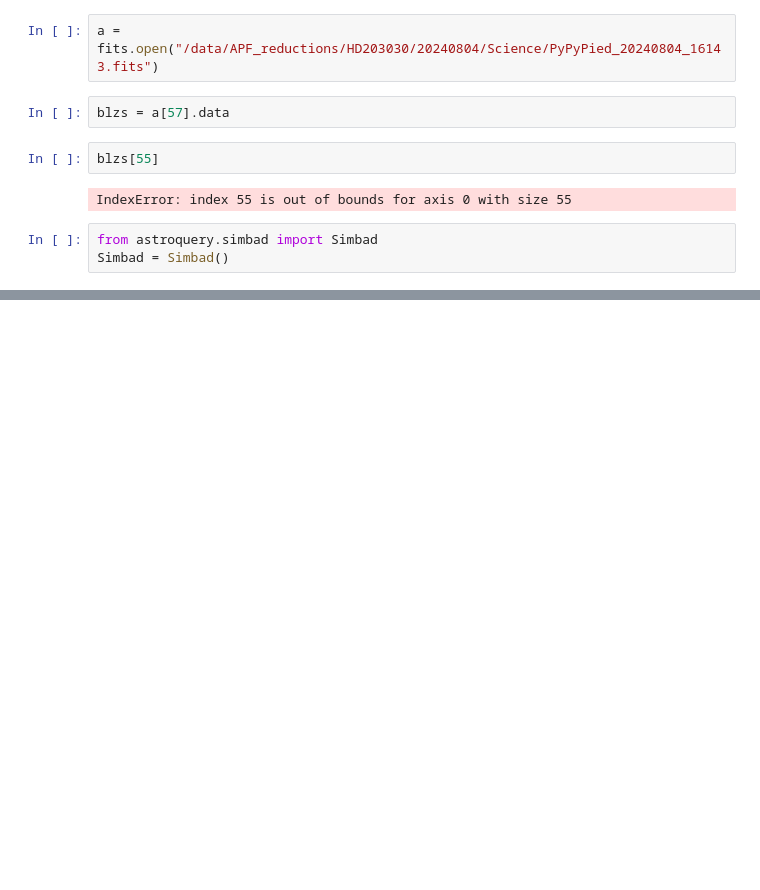
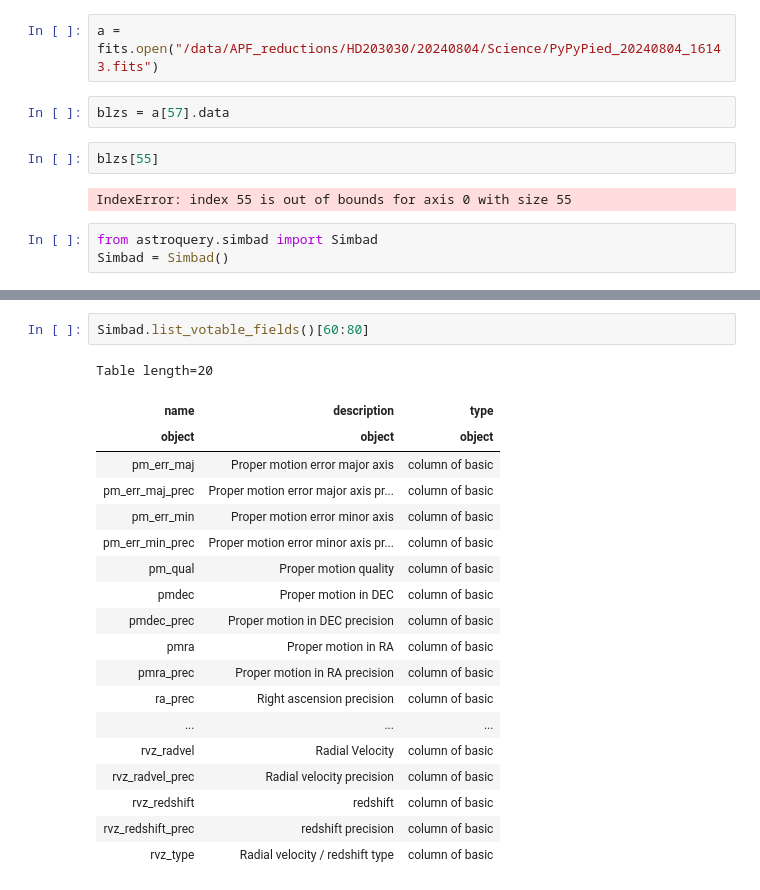
Before and after one commit to skleiman27/pyodineAPF, a Jupyter notebook: pyodine_tut2.ipynb, the cells around one changed output, grey strips where cells are left out. Saved outputs shown, nothing was run; the diff lists cells and outputs as text; blank space fills up the shorter version.

```diff
--- a/pyodine_tut2.ipynb
+++ b/pyodine_tut2.ipynb
@@ -369,0 +442,22 @@ Table length=1
+# %%
+Simbad.list_votable_fields()[60:80]
+# %% [output]
+Table length=20
+| name | description | type |
+| object | object | object |
+| pm_err_maj | Proper motion error major axis | column of basic |
+| pm_err_maj_prec | Proper motion error major axis pr... | column of basic |
+| pm_err_min | Proper motion error minor axis | column of basic |
+| pm_err_min_prec | Proper motion error minor axis pr... | column of basic |
+| pm_qual | Proper motion quality | column of basic |
+| pmdec | Proper motion in DEC | column of basic |
+| pmdec_prec | Proper motion in DEC precision | column of basic |
+| pmra | Proper motion in RA | column of basic |
+| pmra_prec | Proper motion in RA precision | column of basic |
+| ra_prec | Right ascension precision | column of basic |
+| ... | ... | ... |
+| rvz_radvel | Radial Velocity | column of basic |
+| rvz_radvel_prec | Radial velocity precision | column of basic |
+| rvz_redshift | redshift | column of basic |
+| rvz_redshift_prec | redshift precision | column of basic |
+| rvz_type | Radial velocity / redshift type | column of basic |
```
Also changed, not shown: parts of 7 cells of this notebook, 4 other files.
